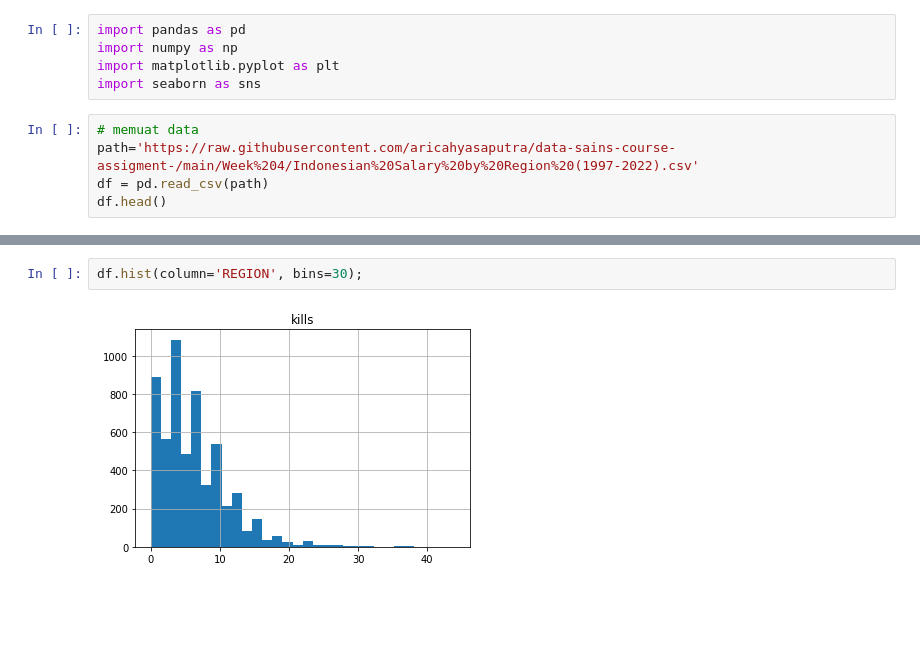
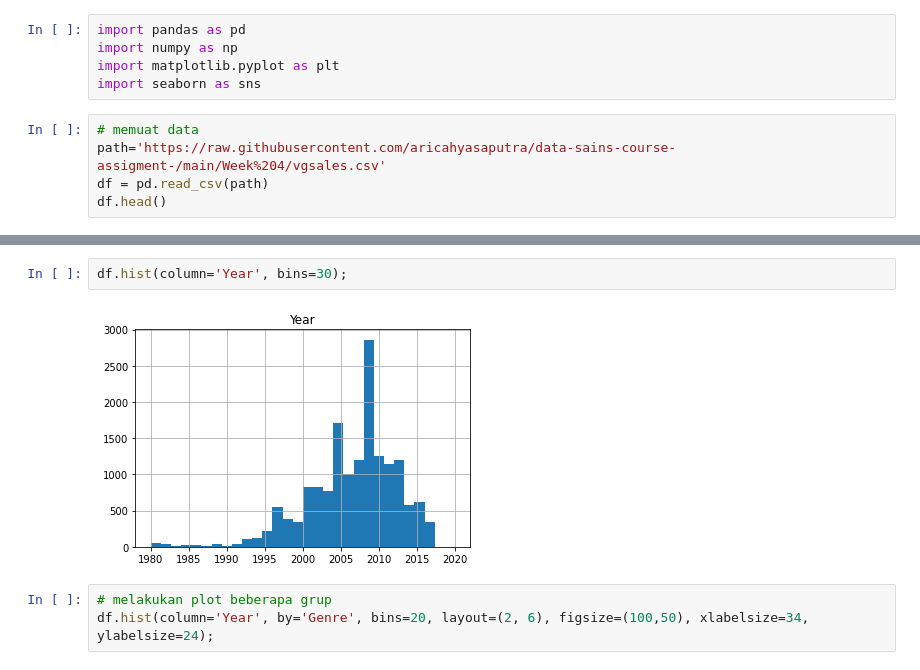
Before and after one commit to aricahyasaputra/data-sains-course-assigment-, a Jupyter notebook: Week 4/Tugas_4_Data_Sains.ipynb, the cells around one changed output, grey strips where cells are left out. Cells and saved outputs as stored; diff of their text form; blank space fills up the shorter version.

```diff
--- a/Week 4/Tugas_4_Data_Sains.ipynb
+++ b/Week 4/Tugas_4_Data_Sains.ipynb
@@ -231,7 +231,7 @@ import matplotlib.pyplot as plt
 import seaborn as sns
 # %%
 # memuat data
-path='https://raw.githubusercontent.com/aricahyasaputra/data-sains-course-assigment-/main/Week%204/Indonesian%20Salary%20by%20Region%20(1997-2022).csv'
+path='https://raw.githubusercontent.com/aricahyasaputra/data-sains-course-assigment-/main/Week%204/vgsales.csv'
 df = pd.read_csv(path)
 df.head()
 # %% [output]
@@ -261,4 +261,7 @@ df_noyear
 # %%
-df.hist(column='REGION', bins=30);
+df.hist(column='Year', bins=30);
 # %% [output]
-[figure, old version]
+[figure, new version]
+# %%
+# melakukan plot beberapa grup
+df.hist(column='Year', by='Genre', bins=20, layout=(2, 6), figsize=(100,50), xlabelsize=34, ylabelsize=24);
```
Also changed, not shown: parts of 3 cells of this notebook.
